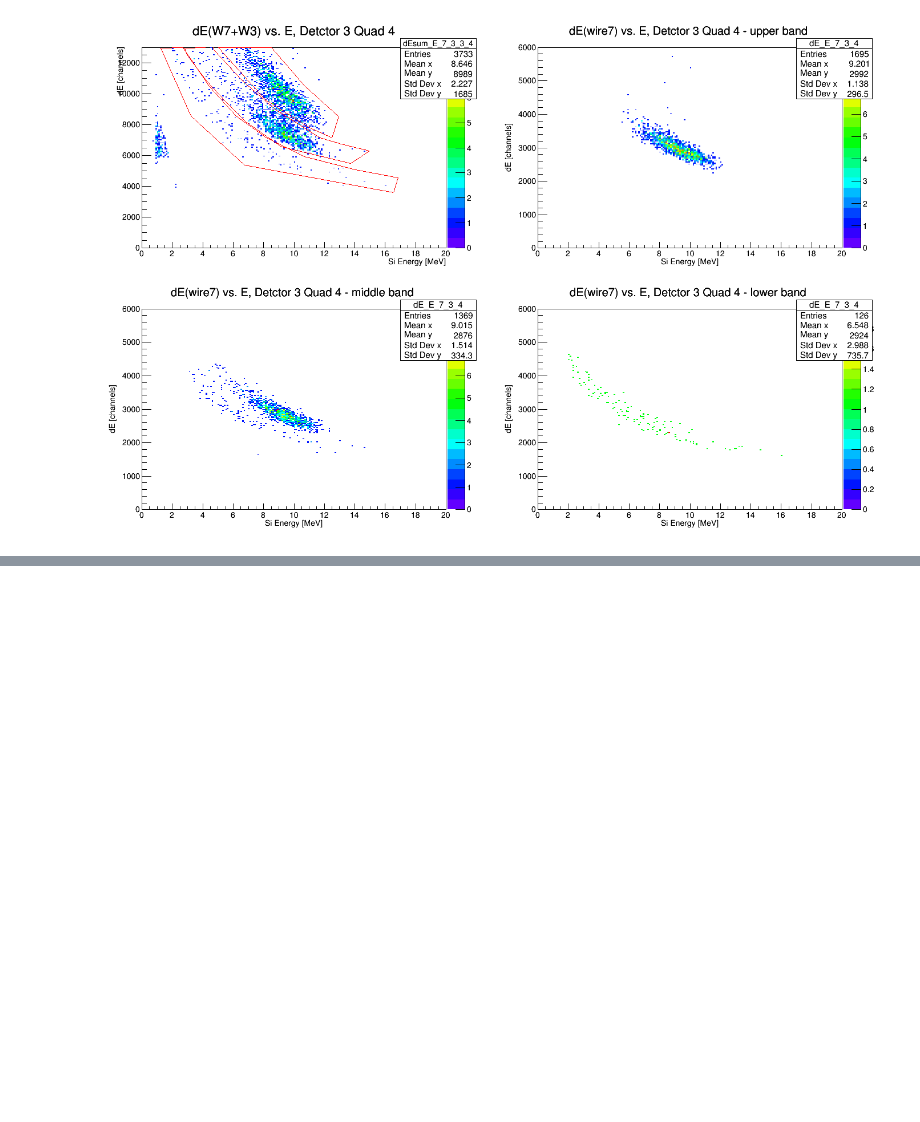
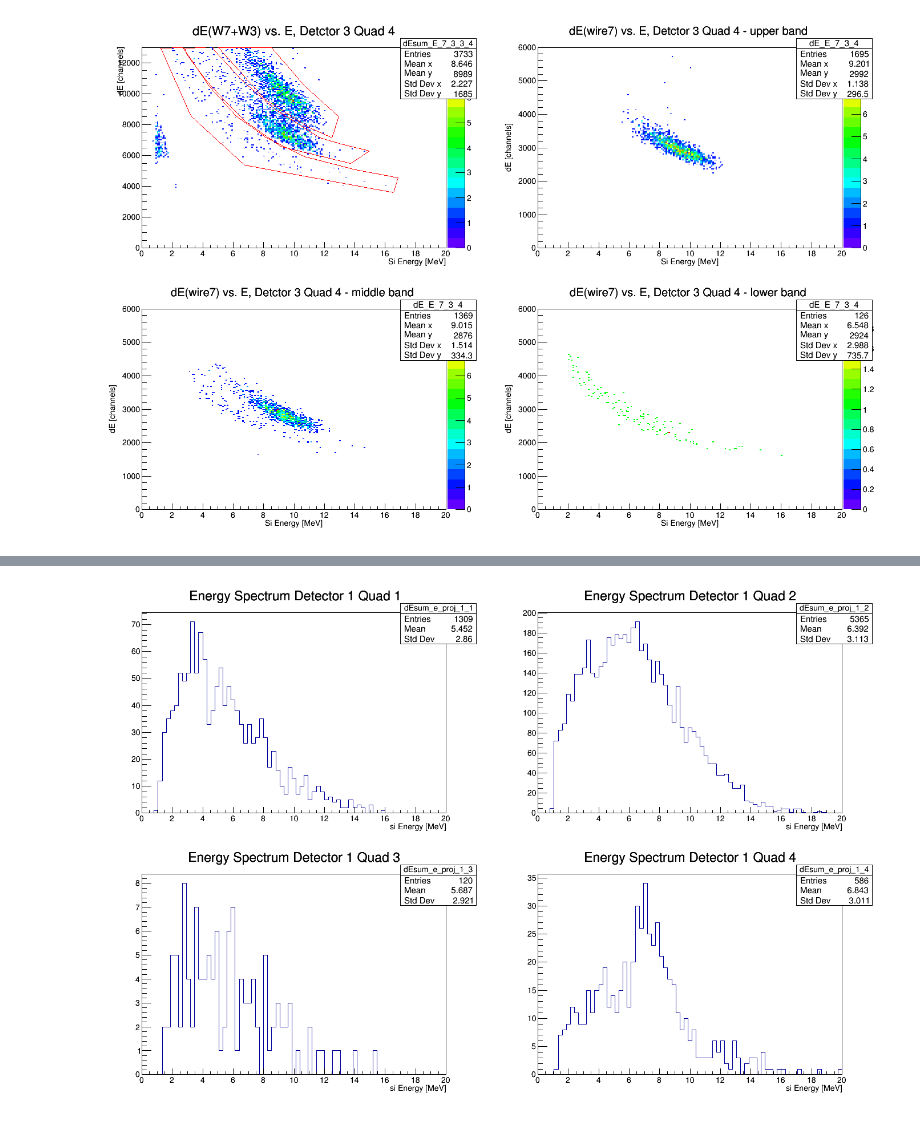
Before and after one commit to kold3d/6He-analysis, a Jupyter notebook: Upadhyayula-20170124 (dE sum plot w diagnostics cuts).ipynb, the cells around one changed output, grey strips where cells are left out. Saved outputs shown, nothing was run; the diff lists cells and outputs as text; code cells hidden in the pictures; blank space fills up the shorter version.

```diff
--- a/Upadhyayula-20170124 (dE sum plot w diagnostics cuts).ipynb
+++ b/Upadhyayula-20170124 (dE sum plot w diagnostics cuts).ipynb
@@ -432,3 +480,22 @@ hist_lower['dE_E_7_3_4'].Draw("colz")
 det3quad4
 # %% [output]
 [figure]
+# %%
+%%rootprint
+det1eproj = rootnotes.canvas('detector 1 energy projection', (696*2,472*2))
+det1eproj.Divide(2,2)
+det1eproj.cd(1)
+hist_lower['dEsum_e_proj_1_1'].SetTitle("Energy Spectrum Detector 1 Quad 1")
+hist_lower['dEsum_e_proj_1_1'].Draw()
+
+det1eproj.cd(2)
+hist_lower['dEsum_e_proj_1_2'].SetTitle("Energy Spectrum Detector 1 Quad 2")
+hist_lower['dEsum_e_proj_1_2'].Draw()
+
+det1eproj.cd(3)
+hist_lower['dEsum_e_proj_1_3'].SetTitle("Energy Spectrum Detector 1 Quad 3")
+hist_lower['dEsum_e_proj_1_3'].Draw()
+
+det1eproj.cd(4)
+hist_lower['dEsum_e_proj_1_4'].SetTitle("Energy Spectrum Detector 1 Quad 4")
+hist_lower['dEsum_e_proj_1_4'].Draw()
@@ -434,0 +507,4 @@ det3quad4
+# %%
+det1eproj
+# %% [output]
+[figure, added]
```
Also changed, not shown: parts of 20 cells of this notebook, 1 other file.
